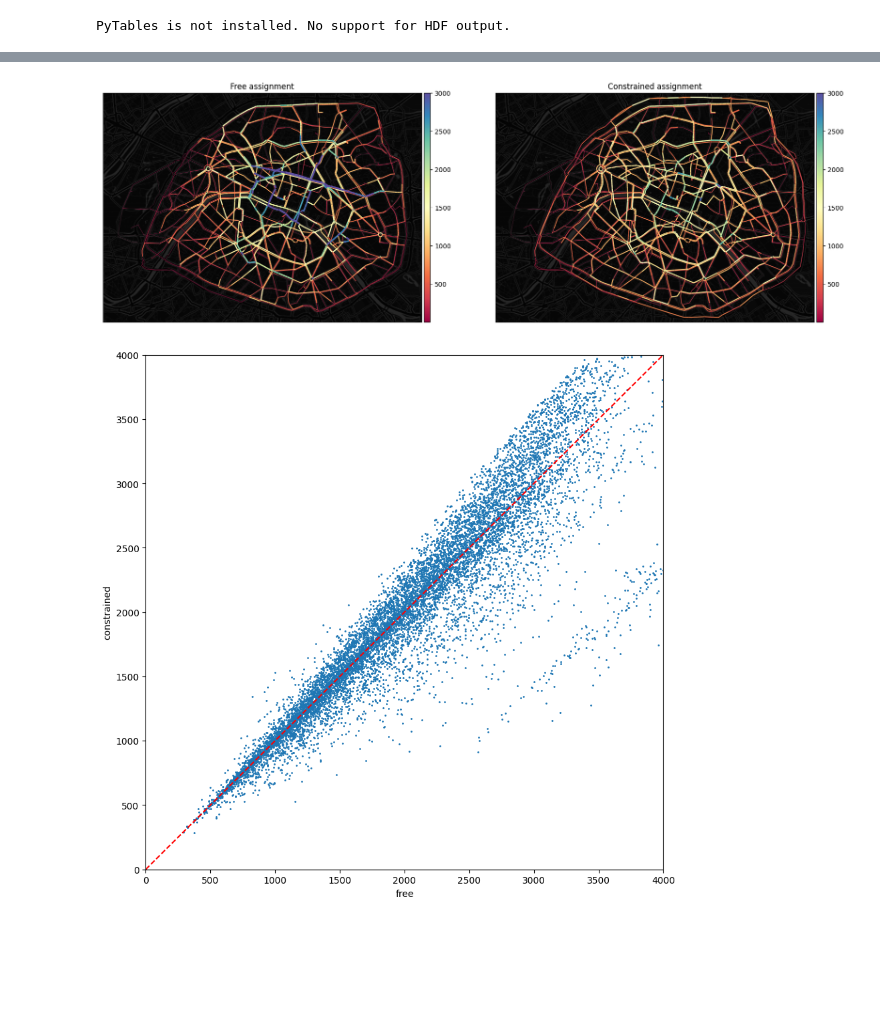
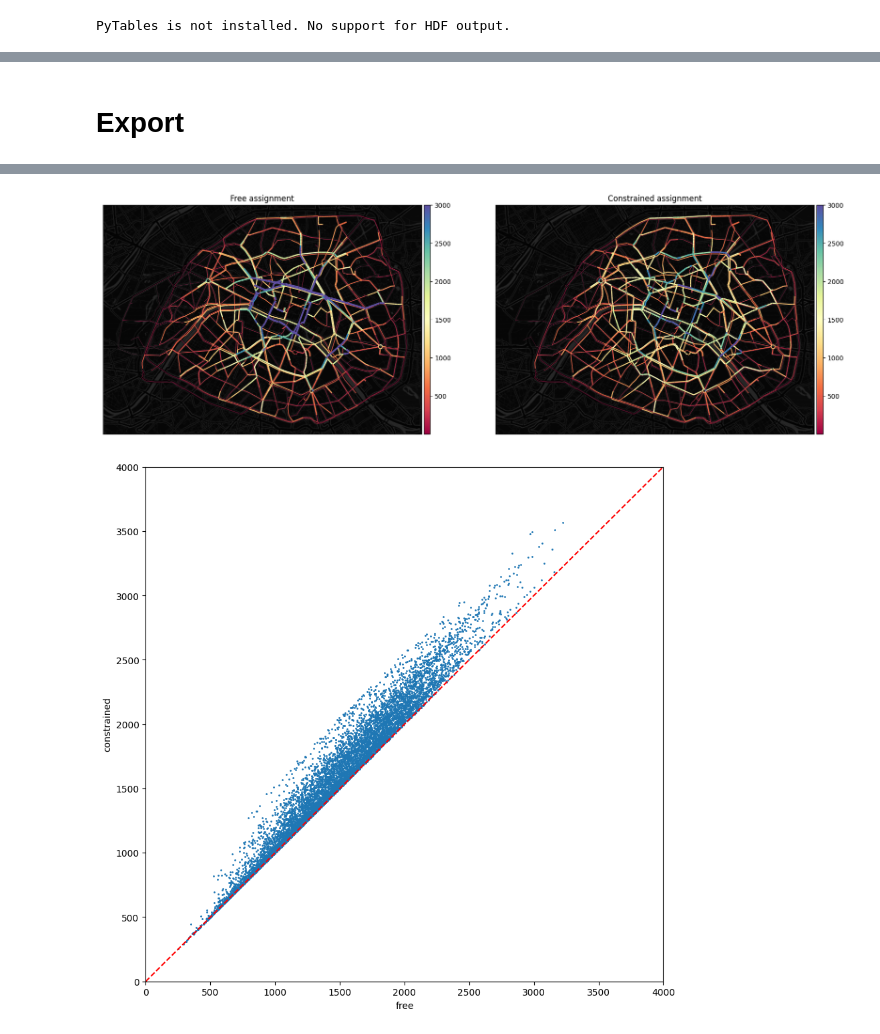
Before and after one commit to systragroup/quetzal_paris, a Jupyter notebook: notebooks/transport/B31_road_pathfinder.ipynb, the cells around one changed output, grey strips where cells are left out. Drawn from its saved outputs; the diff is of its cells as text; code cells hidden in the pictures; blank space fills up the shorter version.

```diff
--- a/notebooks/transport/B31_road_pathfinder.ipynb
+++ b/notebooks/transport/B31_road_pathfinder.ipynb
@@ -14,16 +14,6 @@ PyTables is not installed. No support for HDF output.
 training_folder = '../../'
 plot_path = training_folder + 'outputs/plot/'
 # %%
-road = stepmodel.read_zippedpickles(training_folder + r'models/{scen}/aon_pathfinder'.format(scen=scenario))
+sm = stepmodel.read_zippedpickles(training_folder + r'models/{scen}/aon_pathfinder'.format(scen=scenario))
 distribution = stepmodel.read_zippedpickles(training_folder + r'models/{scen}/distribution'.format(scen=scenario))
-sm = road.copy()
 sm.volumes = distribution.volumes
-# %%
-# each link can have its own capacity
-sm.road_links['capacity'] = 1000
-
-# 'volume_car' is used for road pathfinder
-sm.volumes['volume_car'] = sm.volumes['car_owner']
-sm.road_links
-constrained = sm.copy()
-free = sm.copy()
@@ -75,0 +20,7 @@ free.road_links.head(2)
+# %%
+# Each link can have its own capacity
+sm.road_links['capacity'] = 2000
+
+# Keep relevant OD
+v = sm.volumes.set_index(['origin', 'destination'])["car_owner"]
+od_set = set(v.loc[v>1].index)
@@ -76,3 +59,5 @@ free.road_links.head(2)
+# %% [markdown]
+# Export
 # %%
 constrained.to_zippedpickles(training_folder + 'models/{scen}/constrained_road_pathfinder'.format(scen=scenario))
 # %% [markdown]
@@ -80,3 +65,13 @@ constrained.to_zippedpickles(training_folder + 'models/{scen}/constrained_road_p
+# %%
+if manual:
+    constrained.analysis_car_los()
+    constrained.car_los[('car_owner', 'probability')] = 1
+    constrained.step_car_assignment(volume_column='car_owner')
+
+    free.analysis_car_los()
+    free.car_los[('car_owner', 'probability')] = 1
+    free.step_car_assignment(volume_column='car_owner')
+    free.road_links['flow'] = free.road_links[('car_owner', 'car')].fillna(0)
 # %%
 if manual:
     import matplotlib.pyplot as plt
@@ -106,16 +101,17 @@ if manual:
     plot.set_title("Constrained assignment")
     fig.tigh_layout=True
 # %% [output]
-[figure, old version]
+[figure, new version]
 # %%
 if manual:
-    c = constrained.car_los.groupby(['origin', 'destination'])['gtime'].min()
-    f = free.car_los.groupby(['origin', 'destination'])['gtime'].min()
+    import pandas as pd
+    c = constrained.car_los.groupby(['origin', 'destination'])['time'].min()
+    f = free.car_los.groupby(['origin', 'destination'])['time'].min()
     df = pd.DataFrame([c, f], index=['constrained', 'free']).T
     df.plot(kind='scatter', y='constrained', x='free', figsize=[10, 10], s=1)
     plt.plot([0, 4000], [0, 4000], color='red', linestyle='--')
     # square plot
     plt.xlim([0, 4000])
     plt.ylim([0, 4000])
 # %% [output]
-[figure, old version]
+[figure, new version]
```
Also changed, not shown: parts of 9 cells of this notebook, 43 other files.
